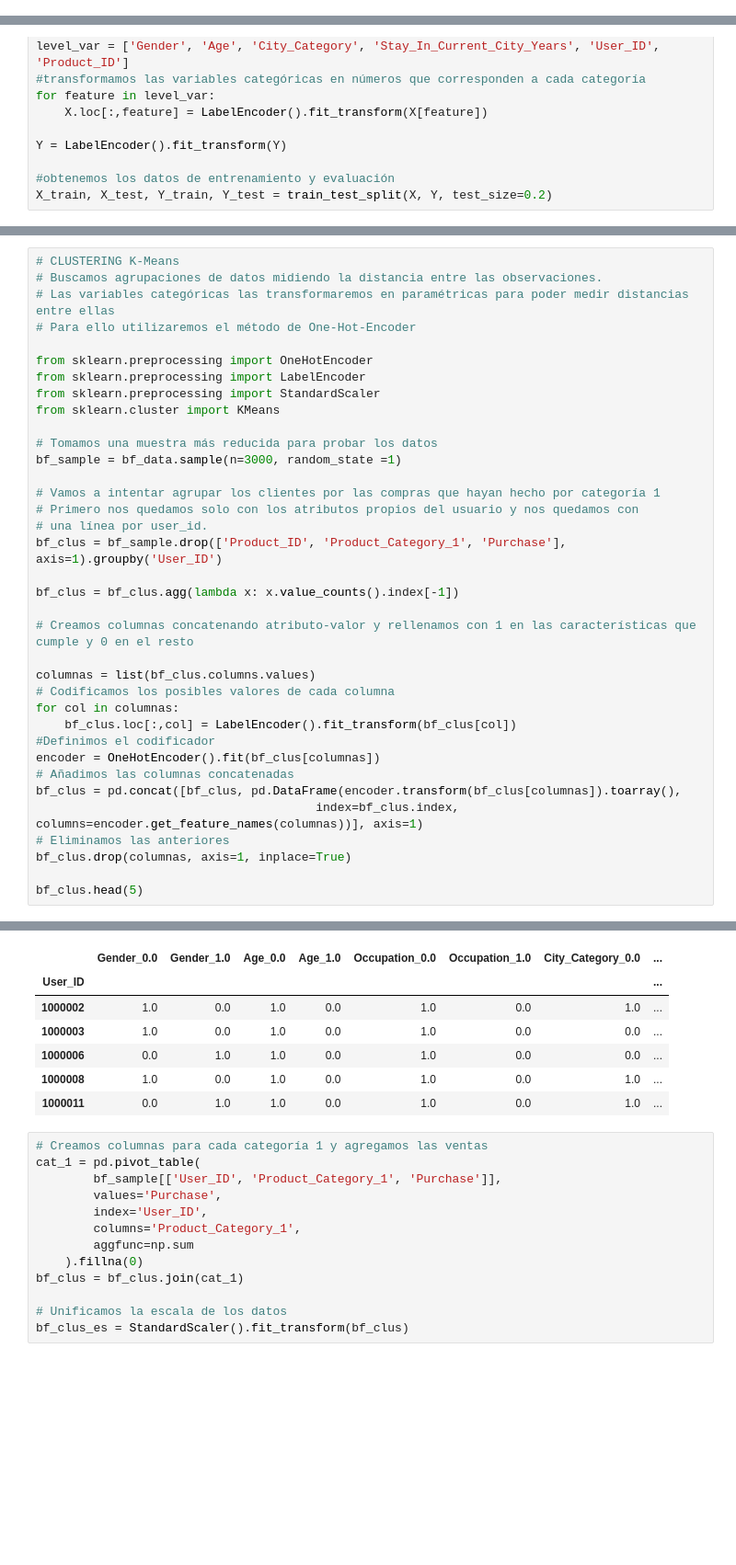
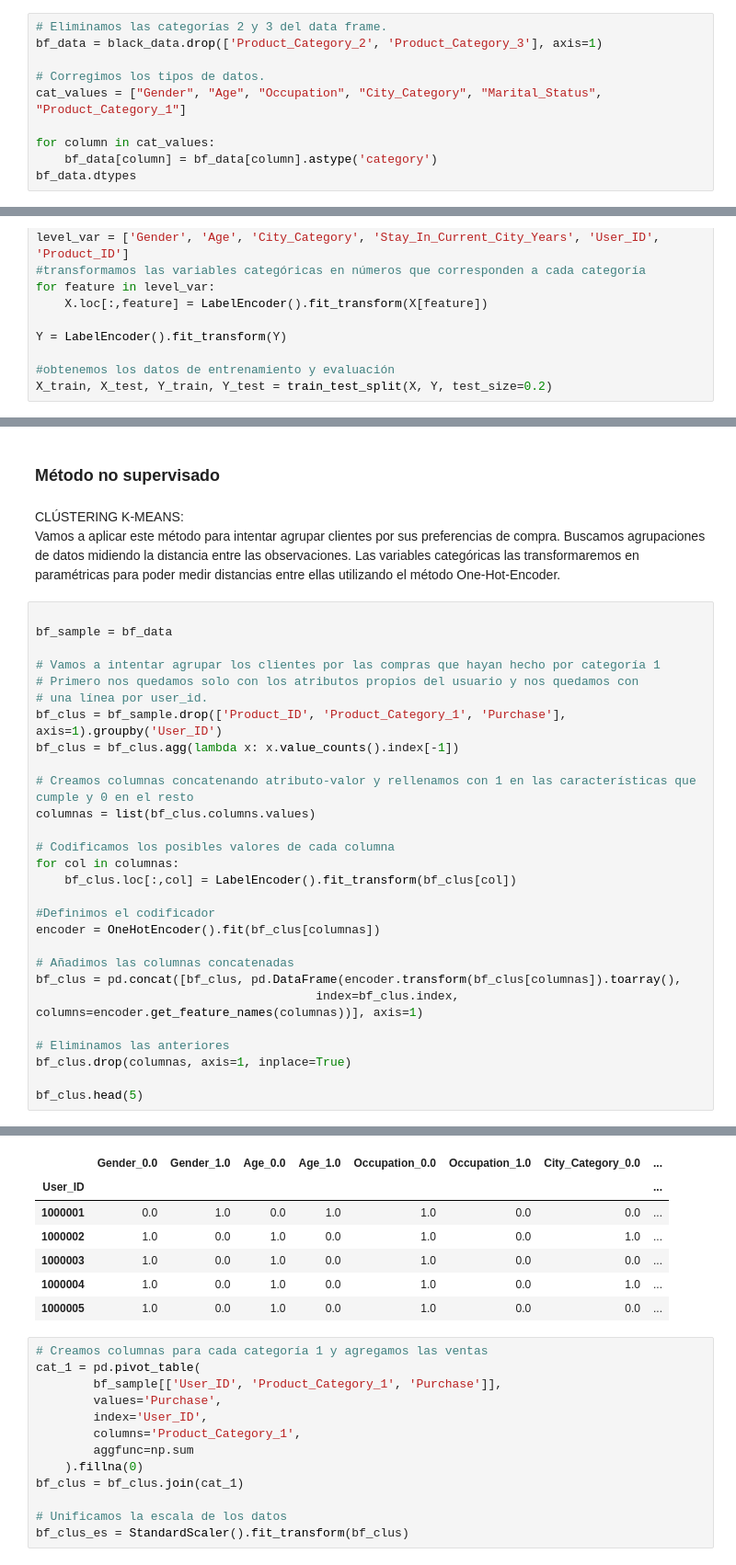
Before and after one commit to aliescont/BlackFriday, a Jupyter notebook: Black_friday_cleaning.ipynb, the cells around one changed output, grey strips where cells are left out. Shown at 92% size. Drawn from its saved outputs; the diff is of its cells as text; blank space fills up the shorter version.

```diff
--- a/Black_friday_cleaning.ipynb
+++ b/Black_friday_cleaning.ipynb
@@ -382,0 +170,10 @@ City_Category  es independiente de  Product_Category_1
+# %%
+# Eliminamos las categorías 2 y 3 del data frame.
+bf_data = black_data.drop(['Product_Category_2', 'Product_Category_3'], axis=1)
+
+# Corregimos los tipos de datos.
+cat_values = ["Gender", "Age", "Occupation", "City_Category", "Marital_Status", "Product_Category_1"]
+
+for column in cat_values:
+    bf_data[column] = bf_data[column].astype('category')
+bf_data.dtypes
@@ -419,35 +492,33 @@ metrics.accuracy_score(Y_test, y_pred)
+# %% [markdown]
+### Método no supervisado
+# %% [markdown]
+CLÚSTERING K-MEANS:
+Vamos a aplicar este método para intentar agrupar clientes por sus preferencias de compra. Buscamos agrupaciones de datos midiendo la distancia entre las observaciones.
+Las variables categóricas las transformaremos en paramétricas para poder medir distancias entre ellas utilizando el método One-Hot-Encoder.
 # %%
-# CLUSTERING K-Means
-# Buscamos agrupaciones de datos midiendo la distancia entre las observaciones.
-# Las variables categóricas las transformaremos en paramétricas para poder medir distancias entre ellas
-# Para ello utilizaremos el método de One-Hot-Encoder
 
-from sklearn.preprocessing import OneHotEncoder
-from sklearn.preprocessing import LabelEncoder
-from sklearn.preprocessing import StandardScaler
-from sklearn.cluster import KMeans
-
-# Tomamos una muestra más reducida para probar los datos
-bf_sample = bf_data.sample(n=3000, random_state =1)
+bf_sample = bf_data
 
 # Vamos a intentar agrupar los clientes por las compras que hayan hecho por categoría 1
 # Primero nos quedamos solo con los atributos propios del usuario y nos quedamos con
 # una línea por user_id.
 bf_clus = bf_sample.drop(['Product_ID', 'Product_Category_1', 'Purchase'], axis=1).groupby('User_ID')
-
 bf_clus = bf_clus.agg(lambda x: x.value_counts().index[-1])
 
 # Creamos columnas concatenando atributo-valor y rellenamos con 1 en las características que cumple y 0 en el resto
+columnas = list(bf_clus.columns.values)
 
-columnas = list(bf_clus.columns.values)
 # Codificamos los posibles valores de cada columna
 for col in columnas:
     bf_clus.loc[:,col] = LabelEncoder().fit_transform(bf_clus[col])
+
 #Definimos el codificador
 encoder = OneHotEncoder().fit(bf_clus[columnas])
+
 # Añadimos las columnas concatenadas
 bf_clus = pd.concat([bf_clus, pd.DataFrame(encoder.transform(bf_clus[columnas]).toarray(),
                                        index=bf_clus.index, columns=encoder.get_feature_names(columnas))], axis=1)
+
 # Eliminamos las anteriores
 bf_clus.drop(columnas, axis=1, inplace=True)
 
@@ -459,10 +527,10 @@ In case you used a LabelEncoder before this OneHotEncoder to convert the categor
 |  | Gender_0.0 | Gender_1.0 | Age_0.0 | Age_1.0 | Occupation_0.0 | Occupation_1.0 | City_Category_0.0 | ... |
 | User_ID |  |  |  |  |  |  |  | ... |
+| 1000001 | 0.0 | 1.0 | 0.0 | 1.0 | 1.0 | 0.0 | 0.0 | ... |
 | 1000002 | 1.0 | 0.0 | 1.0 | 0.0 | 1.0 | 0.0 | 1.0 | ... |
 | 1000003 | 1.0 | 0.0 | 1.0 | 0.0 | 1.0 | 0.0 | 0.0 | ... |
-| 1000006 | 0.0 | 1.0 | 1.0 | 0.0 | 1.0 | 0.0 | 0.0 | ... |
-| 1000008 | 1.0 | 0.0 | 1.0 | 0.0 | 1.0 | 0.0 | 1.0 | ... |
-| 1000011 | 0.0 | 1.0 | 1.0 | 0.0 | 1.0 | 0.0 | 1.0 | ... |
+| 1000004 | 1.0 | 0.0 | 1.0 | 0.0 | 1.0 | 0.0 | 1.0 | ... |
+| 1000005 | 1.0 | 0.0 | 1.0 | 0.0 | 1.0 | 0.0 | 0.0 | ... |
 # %%
 # Creamos columnas para cada categoría 1 y agregamos las ventas
 cat_1 = pd.pivot_table(
```
Also changed, not shown: parts of 95 cells of this notebook.
